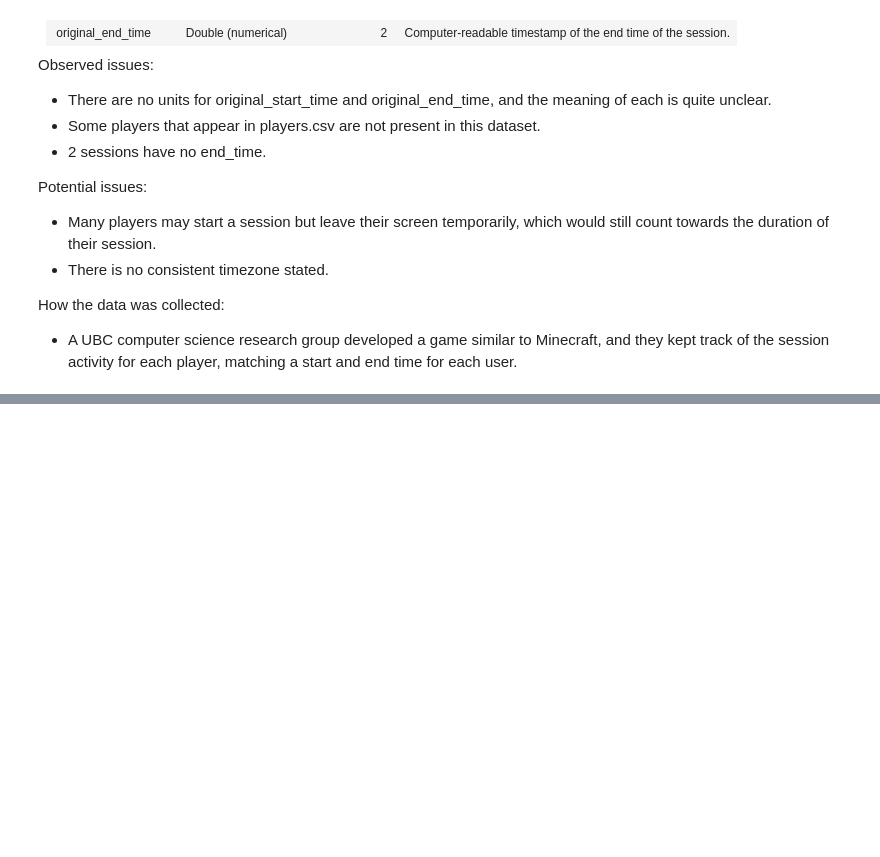
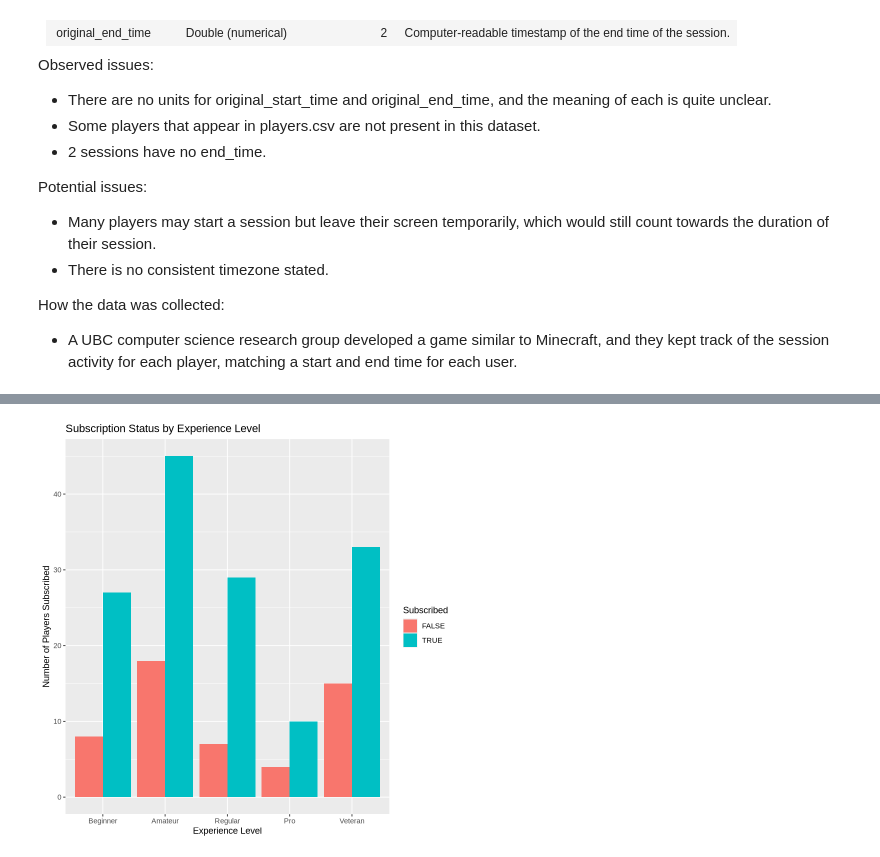
Before and after one commit to nick-xing23/ubiquitous-robot, a Jupyter notebook: Individual Planning Stage.ipynb, the cells around one changed output, grey strips where cells are left out. Cells and saved outputs as stored; diff of their text form; code cells hidden in the pictures; blank space fills up the shorter version.

```diff
--- a/Individual Planning Stage.ipynb
+++ b/Individual Planning Stage.ipynb
@@ -113,0 +192,9 @@ Can a player's Age and experience level predict whether or not they will subscri
+# %%
+ggplot(players_wrangled, aes(x = experience, fill = subscribe)) +
+  geom_bar(position = "dodge") +
+  labs(title = "Subscription Status by Experience Level",
+       x = "Experience Level",
+       y = "Number of Players Subscribed",
+       fill = "Subscribed")
+# %% [output]
+[figure, added]
```
Also changed, not shown: parts of 10 cells of this notebook.
